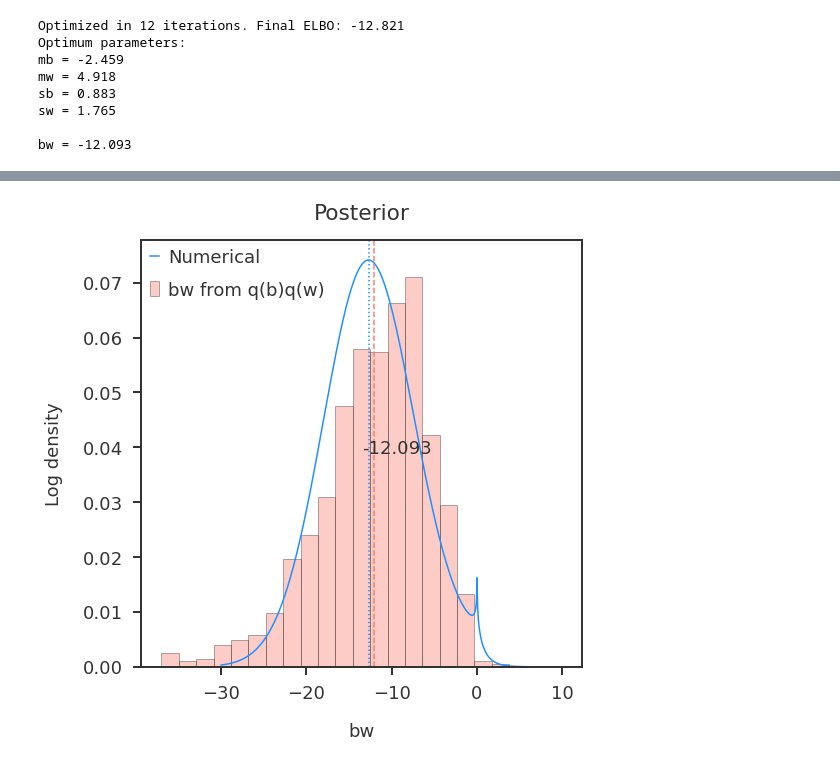
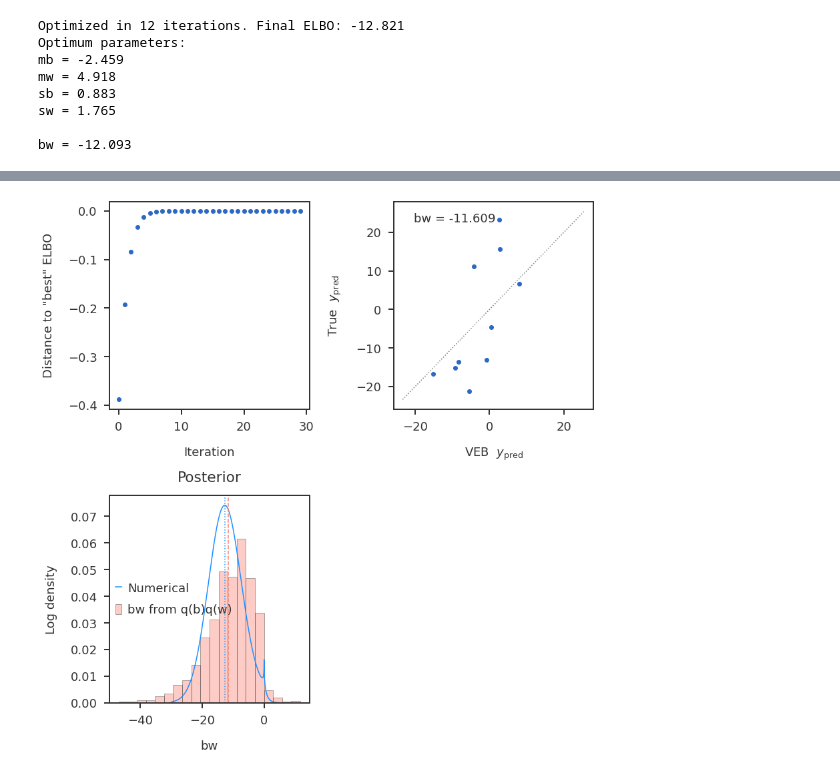
Before and after one commit to banskt/iridge-notes, a Jupyter notebook: _notebooks/2021-01-27-simple-regression-with-product-of-normals.ipynb, the cells around one changed output, grey strips where cells are left out. Saved outputs shown, nothing was run; the diff lists cells and outputs as text; code cells hidden in the pictures.

```diff
--- a/_notebooks/2021-01-27-simple-regression-with-product-of-normals.ipynb
+++ b/_notebooks/2021-01-27-simple-regression-with-product-of-normals.ipynb
@@ -435,25 +549,36 @@ bw = -12.093
 # %%
 #collapse-hide
 
-fig = plt.figure(figsize = (8, 8))
-ax1 = fig.add_subplot(111)
+fig = plt.figure(figsize = (12, 12))
+ax1 = fig.add_subplot(221)
+ax2 = fig.add_subplot(222)
+ax3 = fig.add_subplot(223)
 
-veb_posterior = get_qbw_hist(veb_res[0], veb_res[1], veb_res[2], veb_res[3])
-veb_bwopt = veb_res[0] * veb_res[1]
+max_elbo = veb2_elbo[-1]
+elbo_diff = max_elbo - veb2_elbo[1:]
+ax1.scatter(np.arange(veb2_niter), elbo_diff)
+#ax1.set_yscale('log')
+ax1.set_xlabel('Iteration')
+ax1.set_ylabel('Distance to "best" ELBO')
 
-ax1.plot(bwvals, numerical_posterior, label = "Numerical", color = 'dodgerblue')
-ax1.axvline(numerical_bwopt, linestyle = 'dotted', color = 'dodgerblue')
+ax2.scatter(veb2_ypred, y)
+mpl_utils.plot_diag(ax2)
+ax2.text(0.1, 0.9, f"bw = {veb2_bwopt:.3f}", transform = ax2.transAxes)
+ax2.set_xlabel('VEB  $y_{\mathrm{pred}}$')
+ax2.set_ylabel('True  $y_{\mathrm{pred}}$')
 
-ax1.hist(veb_posterior, density = True, label = "bw from q(b)q(w)", color = 'salmon', alpha = 0.4)
-ax1.axvline(veb_bwopt, linestyle = 'dashed', color = 'salmon')
 
-ax1.text(0.5, 0.5, f"{veb_bwopt:.3f}", transform = ax1.transAxes)
-ax1.legend()
-ax1.set_title("Posterior", pad = 20.0)
-ax1.set_xlabel("bw")
-ax1.set_ylabel("Log density")
+
+ax3.plot(bwvals, numerical_posterior, label = "Numerical", color = 'dodgerblue')
+ax3.axvline(numerical_bwopt, linestyle = 'dotted', color = 'dodgerblue')
+ax3.hist(veb2_posterior, density = True, label = "bw from q(b)q(w)", color = 'salmon', alpha = 0.4)
+ax3.axvline(veb2_bwopt, linestyle = 'dashed', color = 'salmon')
+ax3.legend()
+ax3.set_title("Posterior", pad = 20.0)
+ax3.set_xlabel("bw")
+ax3.set_ylabel("Log density")
 
 plt.tight_layout()
 plt.show()
 # %% [output]
-[figure, old version]
+[figure, new version]
```
Also changed, not shown: parts of 11 cells of this notebook, 2 other files.
